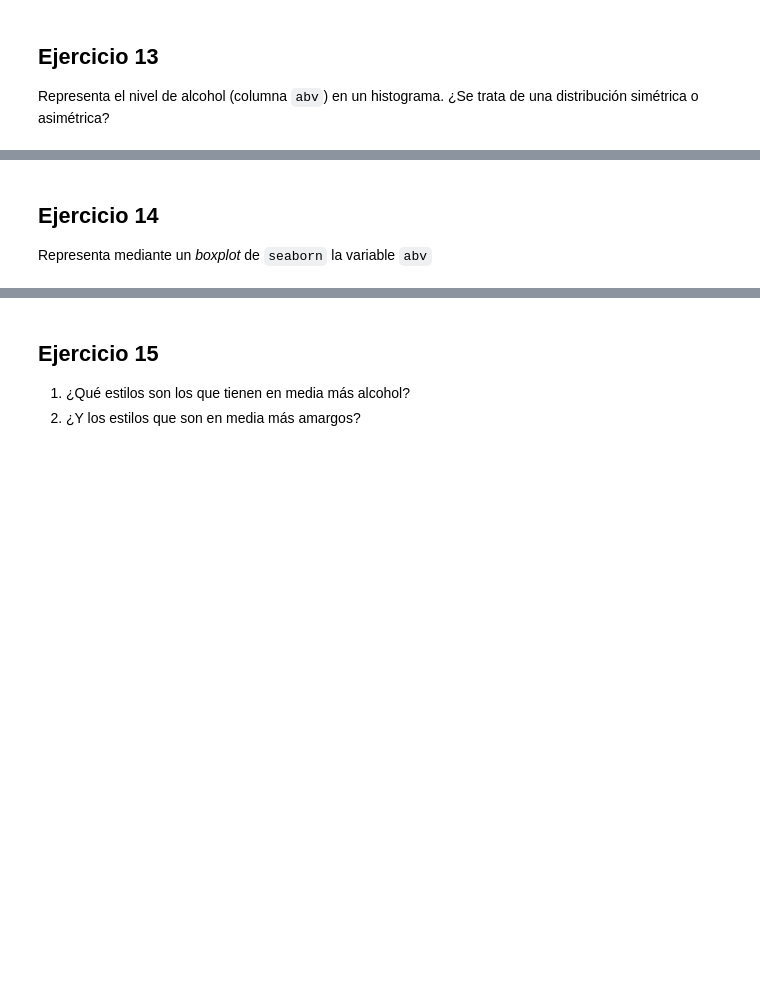
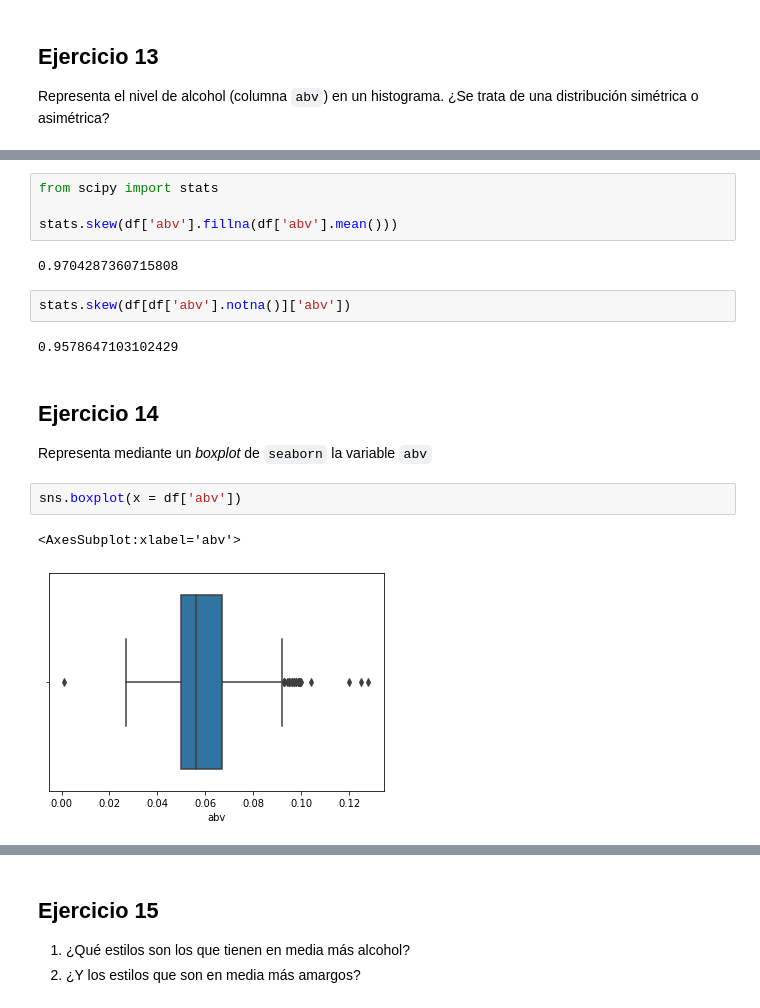
Before and after one commit to marcusRB/ds_thebridge_1_22, a Jupyter notebook: 2-Data_Analysis/2-Pandas/Práctica/ejercicio_repaso/birras_repaso.ipynb, the cells around one changed output, grey strips where cells are left out. Drawn from its saved outputs; the diff is of its cells as text; blank space fills up the shorter version.

```diff
--- a/2-Data_Analysis/2-Pandas/Práctica/ejercicio_repaso/birras_repaso.ipynb
+++ b/2-Data_Analysis/2-Pandas/Práctica/ejercicio_repaso/birras_repaso.ipynb
@@ -54,3 +412,18 @@ Representa el nivel de alcohol (columna `abv`) en un histograma. ¿Se trata de u
+# %%
+from scipy import stats
+
+stats.skew(df['abv'].fillna(df['abv'].mean()))
+# %% [output]
+0.9704287360715808
+# %%
+stats.skew(df[df['abv'].notna()]['abv'])
+# %% [output]
+0.9578647103102429
 # %% [markdown]
 ## Ejercicio 14
 Representa mediante un *boxplot* de `seaborn` la variable `abv`
+# %%
+sns.boxplot(x = df['abv'])
+# %% [output]
+<AxesSubplot:xlabel='abv'>
+[figure, added]
```
Also changed, not shown: parts of 69 cells of this notebook.
